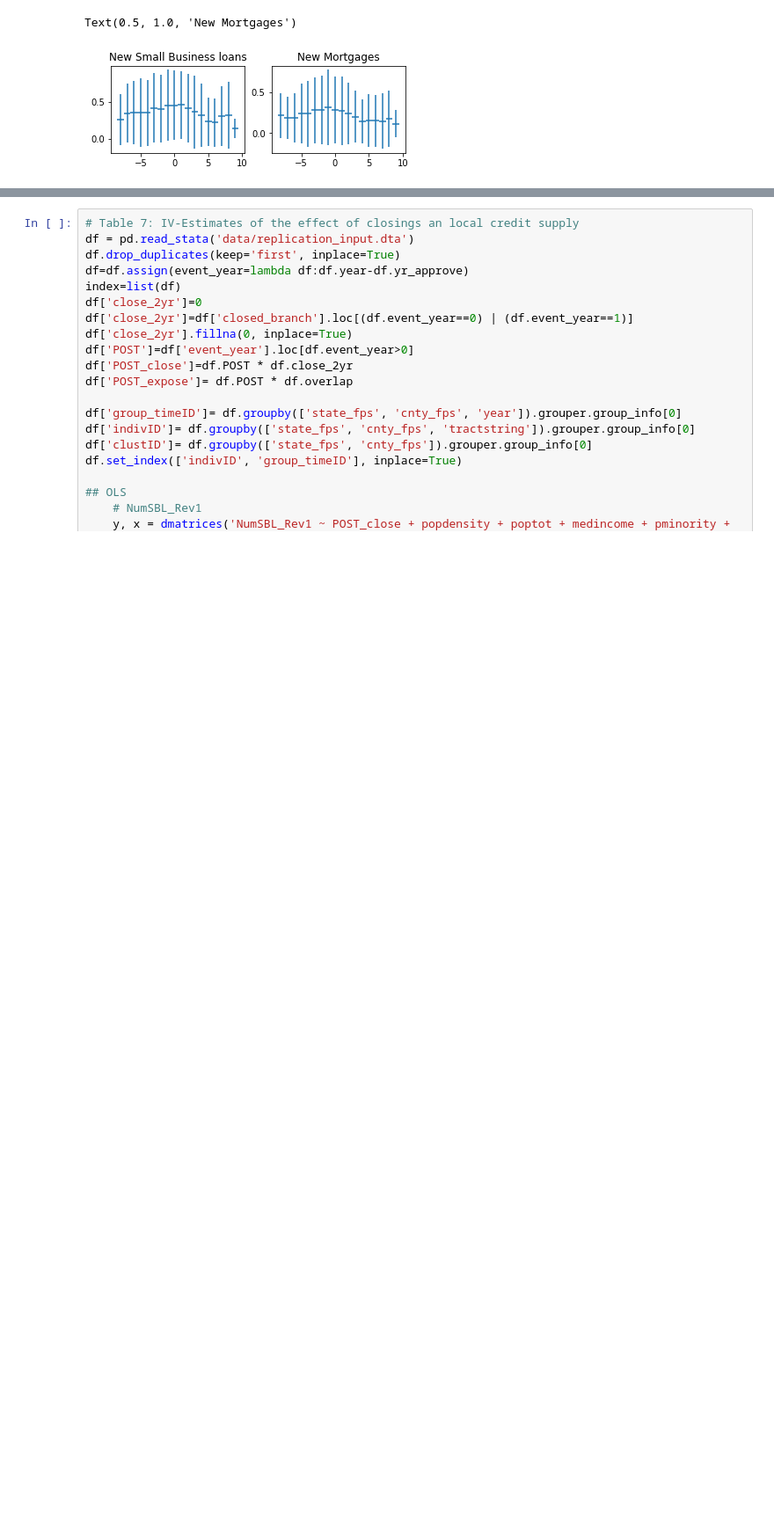
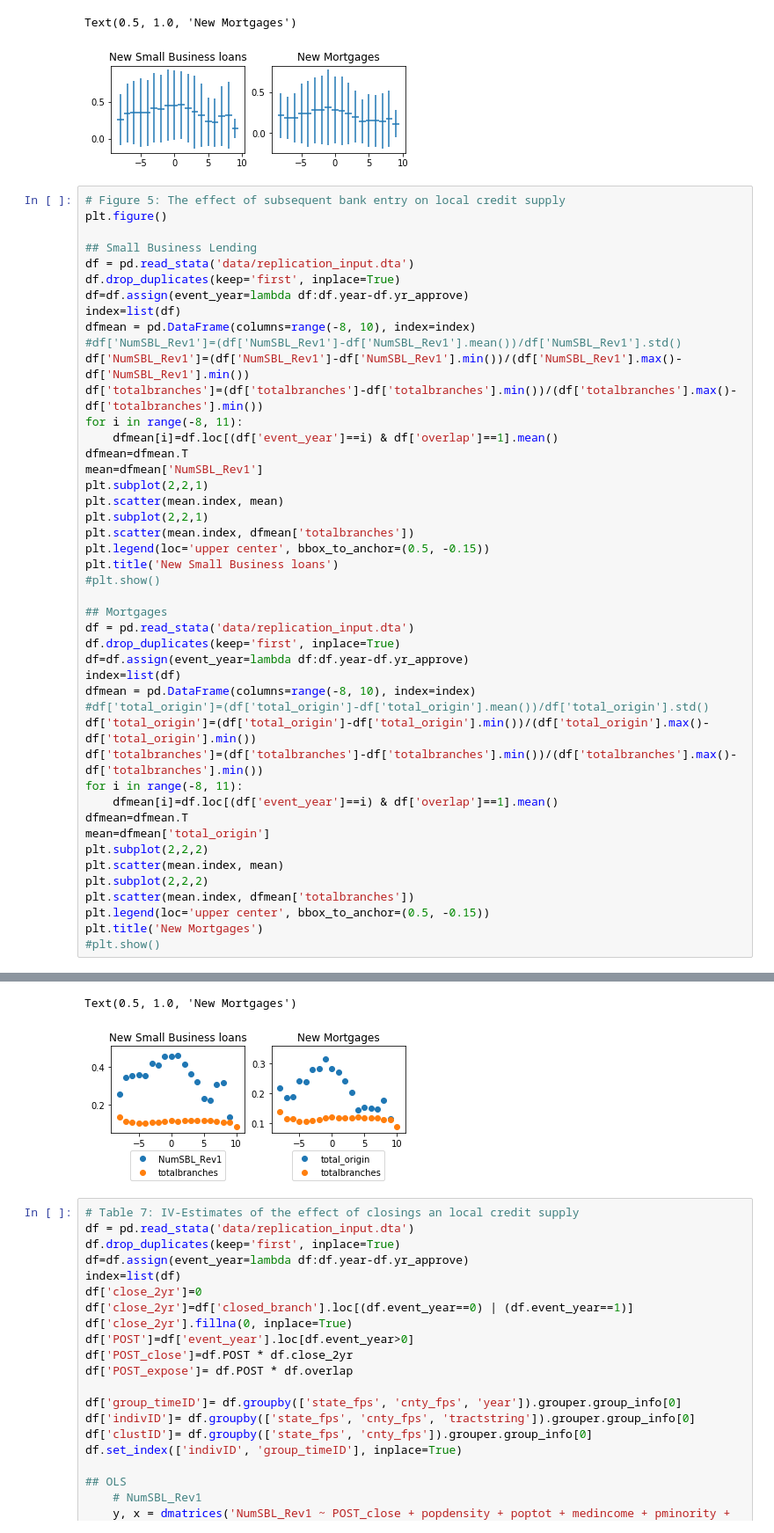
Before and after one commit to fbalensiefer/Python_SimulationStudy, a Jupyter notebook: fbalensiefer.ipynb, the cells around one changed output, grey strips where cells are left out. Shown at 88% size. Saved outputs shown, nothing was run; the diff lists cells and outputs as text; blank space fills up the shorter version.

```diff
--- a/fbalensiefer.ipynb
+++ b/fbalensiefer.ipynb
@@ -537,3 +537,49 @@ plt.title('New Mortgages')
 # %% [output]
 Text(0.5, 1.0, 'New Mortgages')
 [figure]
+# %%
+# Figure 5: The effect of subsequent bank entry on local credit supply
+plt.figure()
+
+## Small Business Lending
+df = pd.read_stata('data/replication_input.dta')
+df.drop_duplicates(keep='first', inplace=True)
+df=df.assign(event_year=lambda df:df.year-df.yr_approve)
+index=list(df)
+dfmean = pd.DataFrame(columns=range(-8, 10), index=index)
+#df['NumSBL_Rev1']=(df['NumSBL_Rev1']-df['NumSBL_Rev1'].mean())/df['NumSBL_Rev1'].std()
+df['NumSBL_Rev1']=(df['NumSBL_Rev1']-df['NumSBL_Rev1'].min())/(df['NumSBL_Rev1'].max()-df['NumSBL_Rev1'].min())
+df['totalbranches']=(df['totalbranches']-df['totalbranches'].min())/(df['totalbranches'].max()-df['totalbranches'].min())
+for i in range(-8, 11):
+    dfmean[i]=df.loc[(df['event_year']==i) & df['overlap']==1].mean()
+dfmean=dfmean.T
+mean=dfmean['NumSBL_Rev1']
+plt.subplot(2,2,1)
+plt.scatter(mean.index, mean)
+plt.subplot(2,2,1)
+plt.scatter(mean.index, dfmean['totalbranches'])
+plt.legend(loc='upper center', bbox_to_anchor=(0.5, -0.15))
+plt.title('New Small Business loans')
+#plt.show()
+
+## Mortgages
+df = pd.read_stata('data/replication_input.dta')
+df.drop_duplicates(keep='first', inplace=True)
+df=df.assign(event_year=lambda df:df.year-df.yr_approve)
+index=list(df)
+dfmean = pd.DataFrame(columns=range(-8, 10), index=index)
+#df['total_origin']=(df['total_origin']-df['total_origin'].mean())/df['total_origin'].std()
+df['total_origin']=(df['total_origin']-df['total_origin'].min())/(df['total_origin'].max()-df['total_origin'].min())
+df['totalbranches']=(df['totalbranches']-df['totalbranches'].min())/(df['totalbranches'].max()-df['totalbranches'].min())
+for i in range(-8, 11):
+    dfmean[i]=df.loc[(df['event_year']==i) & df['overlap']==1].mean()
+dfmean=dfmean.T
+mean=dfmean['total_origin']
+plt.subplot(2,2,2)
+plt.scatter(mean.index, mean)
+plt.subplot(2,2,2)
+plt.scatter(mean.index, dfmean['totalbranches'])
+plt.legend(loc='upper center', bbox_to_anchor=(0.5, -0.15))
+plt.title('New Mortgages')
+#plt.show()
+# %% [output]
@@ -540,3 +590,5 @@ Text(0.5, 1.0, 'New Mortgages')
+Text(0.5, 1.0, 'New Mortgages')
+[figure, added]
 # %%
 # Table 7: IV-Estimates of the effect of closings an local credit supply
 df = pd.read_stata('data/replication_input.dta')
```
Also changed, not shown: parts of 1 cell of this notebook, 1 other file.
